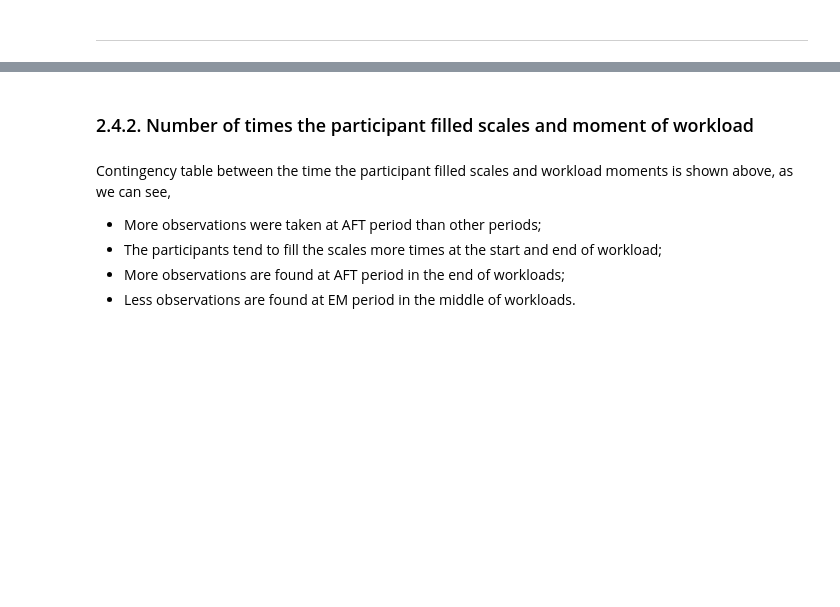
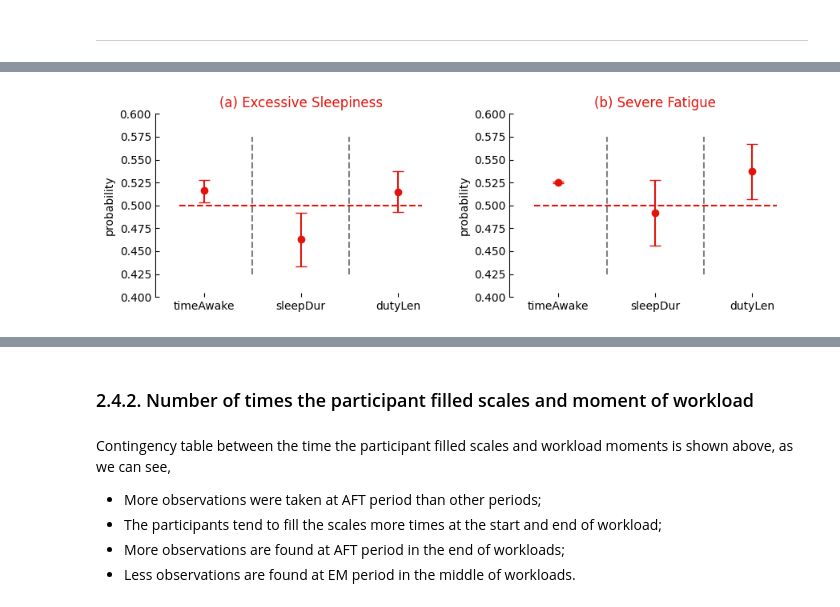
Before and after one commit to jlpscampos/Perception-of-Excessive-Sleepiness-and-Severe-Fatigue-in-Civil-Aviation-Pilots, a Jupyter notebook: Exploratory_Data_Analysis.ipynb, the cells around one changed output, grey strips where cells are left out. Cells and saved outputs as stored; diff of their text form; code cells hidden in the pictures; blank space fills up the shorter version.

Commit message:
EDA
wip: Exploratory data analysis, duty length, sleep duration and time awake before duty.

```diff
--- a/Exploratory_Data_Analysis.ipynb
+++ b/Exploratory_Data_Analysis.ipynb
@@ -613,0 +642,5 @@ plt.show()
+# %%
+tmp = working_df[['Id','Record_time_stamp','time_awake', 'sleep_duration', 'duty_length', 'kssd', 'spsd']].copy()
+tmp['day'] = pd.to_datetime(tmp['Record_time_stamp'], errors = 'coerce').apply(lambda x: f'{x.year}-{x.month}-{x.day}')
+tmp = tmp.groupby(['Id','day','time_awake','sleep_duration','duty_length'], as_index = False).agg(kssd = ('kssd','max'), spsd = ('spsd', 'max'))
+tmp.head(3)
@@ -613,0 +666,10 @@ plt.show()
+# %%
+# Excessive Sleepiness
+ks_time_awake, _ = logistic_descriptive_model(tmp, 'kssd', 'time_awake', 'Id')
+ks_sleep_dur, _ =  logistic_descriptive_model(tmp, 'kssd', 'sleep_duration', 'Id')
+ks_duty_len, _  =  logistic_descriptive_model(tmp, 'kssd', 'duty_length', 'Id')
+
+# Severe Fatigue
+sp_time_awake, _ = logistic_descriptive_model(tmp, 'spsd', 'time_awake', 'Id')
+sp_sleep_dur, _ =  logistic_descriptive_model(tmp, 'spsd', 'sleep_duration', 'Id')
+sp_duty_len, _  =  logistic_descriptive_model(tmp, 'spsd', 'duty_length', 'Id')
@@ -613,0 +692,65 @@ plt.show()
+# %%
+fig, ax = plt.subplots(nrows = 1, ncols = 2, figsize = (9,3))
+
+ax[0].errorbar(x = [1], y = ks_time_awake['Prob'].time_awake, yerr = [ [ks_time_awake['Prob'].time_awake-ks_time_awake['Prob_2.5_ci'].time_awake],
+                                                                    [ks_time_awake['Prob_97.5_ci'].time_awake-ks_time_awake['Prob'].time_awake] ],
+            fmt = 'o', capsize = 5, color = '#E3120B')
+
+ax[0].errorbar(x = [2], y = ks_sleep_dur['Prob'].sleep_duration, yerr = [ [ks_sleep_dur['Prob'].sleep_duration-ks_sleep_dur['Prob_2.5_ci'].sleep_duration],
+                                                                    [ks_sleep_dur['Prob_97.5_ci'].sleep_duration-ks_sleep_dur['Prob'].sleep_duration] ],
+            fmt = 'o', capsize = 5, color = '#E3120B')
+
+ax[0].errorbar(x = [3], y = ks_duty_len['Prob'].duty_length, yerr = [ [ks_duty_len['Prob'].duty_length-ks_duty_len['Prob_2.5_ci'].duty_length],
+                                                                    [ks_duty_len['Prob_97.5_ci'].duty_length-ks_duty_len['Prob'].duty_length] ],
+            fmt = 'o', capsize = 5, color = '#E3120B')
+
+ax[0].plot(np.linspace(1.5,1.5, 10), np.linspace(0.425, 0.575, 10), '--', color = 'gray')
+ax[0].plot(np.linspace(2.5,2.5, 10), np.linspace(0.425, 0.575, 10), '--', color = 'gray')
+ax[0].plot(np.linspace(0.75, 3.25, 10), np.linspace(0.5, 0.5, 10), '--', color = '#E3120B')
+
+ax[0].set_xticks([1,2,3], ['timeAwake','sleepDur','dutyLen'])
+ax[0].spines['top'].set_visible(False)
+ax[0].spines['bottom'].set_visible(False)
+ax[0].spines['right'].set_visible(False)
+ax[0].tick_params(axis='both', direction='in', which='both')
+
+
+ax[1].errorbar(x = [1], y = sp_time_awake['Prob'].time_awake, yerr = [ [sp_time_awake['Prob'].time_awake-sp_time_awake['Prob_2.5_ci'].time_awake],
+                                                                    [sp_time_awake['Prob_97.5_ci'].time_awake-sp_time_awake['Prob'].time_awake] ],
+            fmt = 'o', capsize = 5, color = '#E3120B')
+
+ax[1].errorbar(x = [2], y = sp_sleep_dur['Prob'].sleep_duration, yerr = [ [sp_sleep_dur['Prob'].sleep_duration-sp_sleep_dur['Prob_2.5_ci'].sleep_duration],
+                                                                    [sp_sleep_dur['Prob_97.5_ci'].sleep_duration-sp_sleep_dur['Prob'].sleep_duration] ],
+            fmt = 'o', capsize = 5, color = '#E3120B')
+
+ax[1].errorbar(x = [3], y = sp_duty_len['Prob'].duty_length, yerr = [ [sp_duty_len['Prob'].duty_length-sp_duty_len['Prob_2.5_ci'].duty_length],
+                                                                    [sp_duty_len['Prob_97.5_ci'].duty_length-sp_duty_len['Prob'].duty_length] ],
+            fmt = 'o', capsize = 5, color = '#E3120B')
+
+ax[1].plot(np.linspace(1.5,1.5, 10), np.linspace(0.425, 0.575, 10), '--', color = 'gray')
+ax[1].plot(np.linspace(2.5,2.5, 10), np.linspace(0.425, 0.575, 10), '--', color = 'gray')
+ax[1].plot(np.linspace(0.75, 3.25, 10), np.linspace(0.5, 0.5, 10), '--', color = '#E3120B')
+
+ax[1].set_xticks([1,2,3], ['timeAwake','sleepDur','dutyLen'])
+ax[1].spines['top'].set_visible(False)
+ax[1].spines['bottom'].set_visible(False)
+ax[1].spines['right'].set_visible(False)
+ax[1].tick_params(axis='both', direction='in', which='both')
+
+ax[0].set_ylim([0.4, 0.6])
+ax[1].set_ylim([0.4, 0.6])
+
+ax[0].set_xlim([0.5, 3.5])
+ax[1].set_xlim([0.5, 3.5])
+
+ax[0].set_ylabel('probability')
+ax[1].set_ylabel('probability')
+
+ax[0].set_title('(a) Excessive Sleepiness', color = '#E3120B')
+ax[1].set_title('(b) Severe Fatigue', color = '#E3120B')
+
+plt.tight_layout()
+plt.savefig('figures/fig_EA_03.png')
+plt.show()
+# %% [output]
+[figure, added]
```
Also changed, not shown: parts of 20 cells of this notebook, 3 other files.
